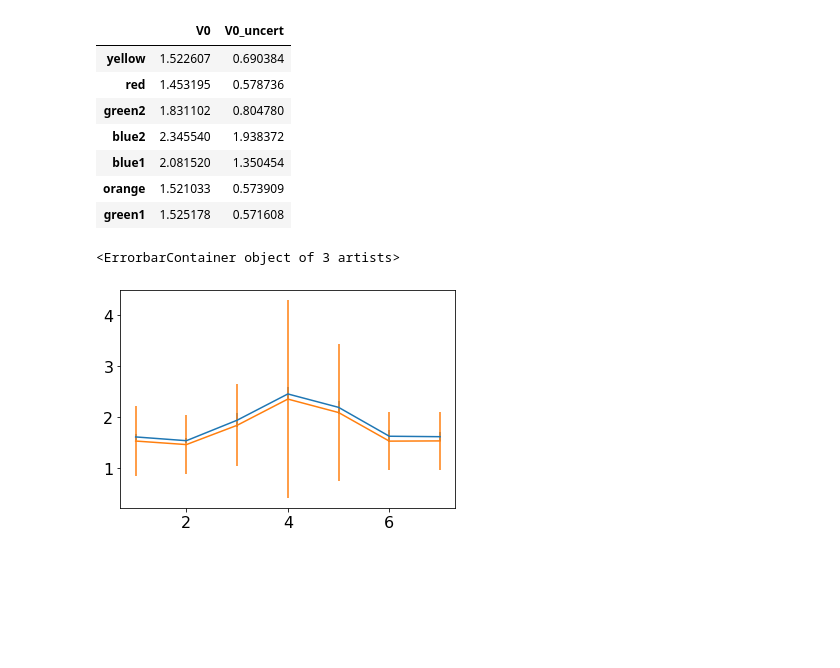
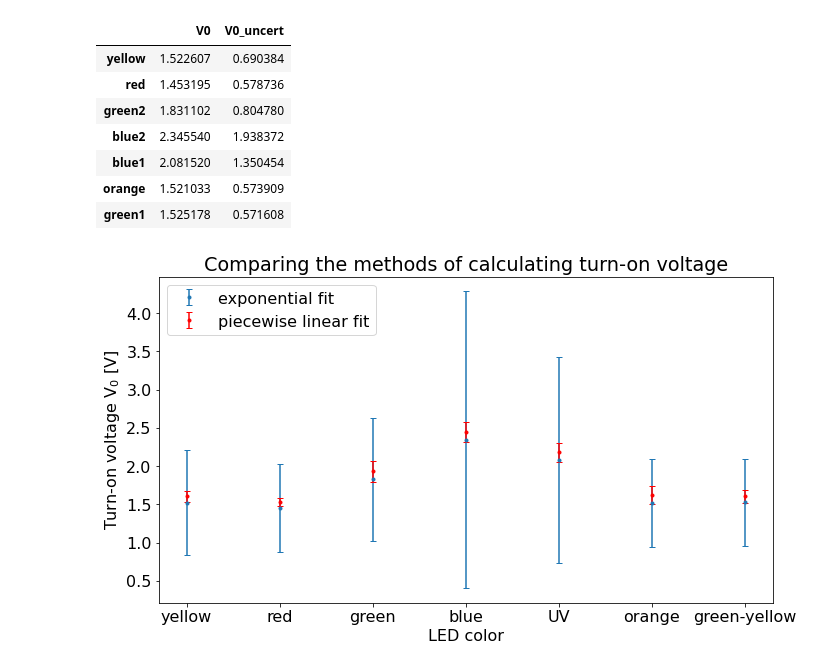
Before and after one commit to jblipper/339-lab3, a Jupyter notebook: extract_turn_on_voltage.ipynb, the cells around one changed output. Saved outputs shown, nothing was run; the diff lists cells and outputs as text; code cells hidden in the pictures; blank space fills up the shorter version.

```diff
--- a/extract_turn_on_voltage.ipynb
+++ b/extract_turn_on_voltage.ipynb
@@ -325,8 +325,21 @@ df_exp
 | green1 | 1.525178 | 0.571608 |
 # %%
 x = np.linspace(1, 7, 7)
-plt.errorbar(x, df_lin["V0"], df_lin["V0_uncert"])
-plt.errorbar(x, df_exp["V0"], df_exp["V0_uncert"])
+led_labels = ["yellow", "red", "green", "blue", "UV", "orange", "green-yellow"]
+
+fig, ax = plt.subplots()
+fig.set_figheight(6)
+fig.set_figwidth(11)
+
+ax.errorbar(x, df_exp["V0"], df_exp["V0_uncert"], fmt=".", capsize=3, label="exponential fit")
+ax.errorbar(x, df_lin["V0"], df_lin["V0_uncert"], fmt=".", color='red', capsize=3, ecolor="red", label="piecewise linear fit")
+ax.set_xticklabels(led_labels)
+ax.set_xticks(x)
+ax.set_ylabel("Turn-on voltage V$_0$ [V]")
+ax.set_title("Comparing the methods of calculating turn-on voltage")
+plt.legend(loc=2)
+plt.xticks(rotation=0)
+ax.set_xlabel("LED color")
+plt.show()
 # %% [output]
-<ErrorbarContainer object of 3 artists>
-[figure, old version]
+[figure, new version]
```
Also changed, not shown: 1 other file.
